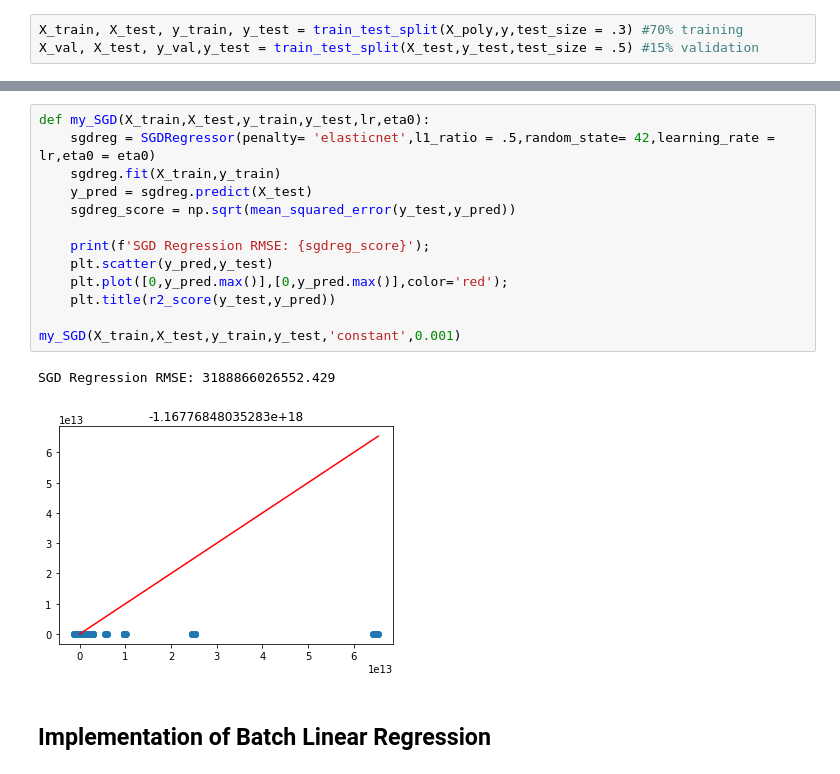
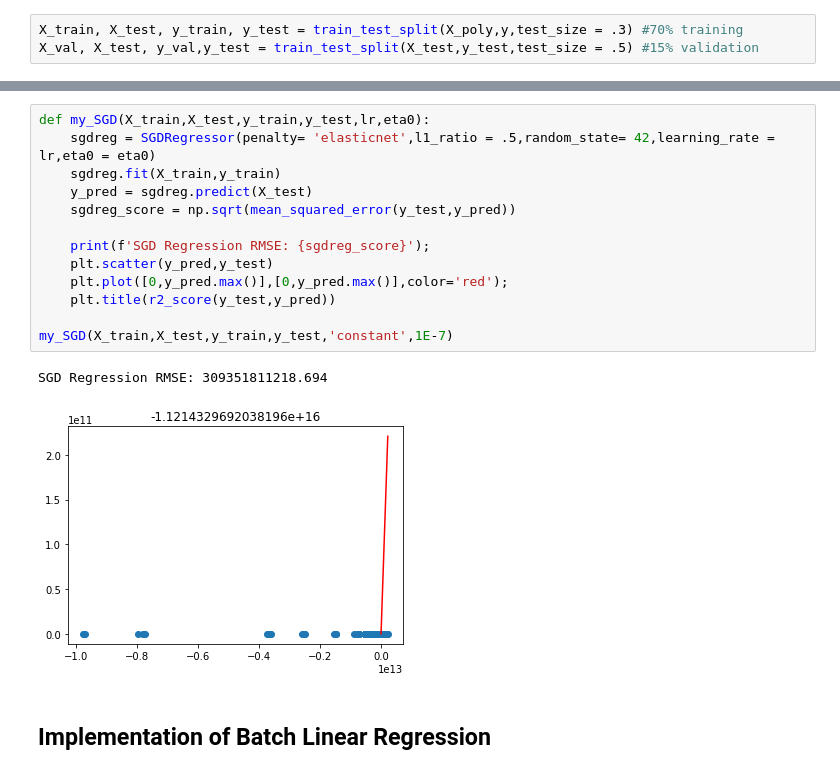
Before and after one commit to gerardoRO/ds4a, a Jupyter notebook: code/Advanced Modeling.ipynb, the cells around one changed output, grey strips where cells are left out. Saved outputs shown, nothing was run; the diff lists cells and outputs as text.

```diff
--- a/code/Advanced Modeling.ipynb
+++ b/code/Advanced Modeling.ipynb
@@ -135,19 +150,19 @@ coefs
 # %%
 def my_SGD(X_train,X_test,y_train,y_test,lr,eta0):
     sgdreg = SGDRegressor(penalty= 'elasticnet',l1_ratio = .5,random_state= 42,learning_rate = lr,eta0 = eta0)
     sgdreg.fit(X_train,y_train)
     y_pred = sgdreg.predict(X_test)
     sgdreg_score = np.sqrt(mean_squared_error(y_test,y_pred))
 
     print(f'SGD Regression RMSE: {sgdreg_score}');
     plt.scatter(y_pred,y_test)
     plt.plot([0,y_pred.max()],[0,y_pred.max()],color='red');
     plt.title(r2_score(y_test,y_pred))
 
-my_SGD(X_train,X_test,y_train,y_test,'constant',0.001)
+my_SGD(X_train,X_test,y_train,y_test,'constant',1E-7)
 # %% [output]
-SGD Regression RMSE: 3188866026552.429
+SGD Regression RMSE: 309351811218.694
-[figure, old version]
+[figure, new version]
 # %% [markdown]
 ## Implementation of Batch Linear Regression
 # %%
```
Also changed, not shown: parts of 10 cells of this notebook.
